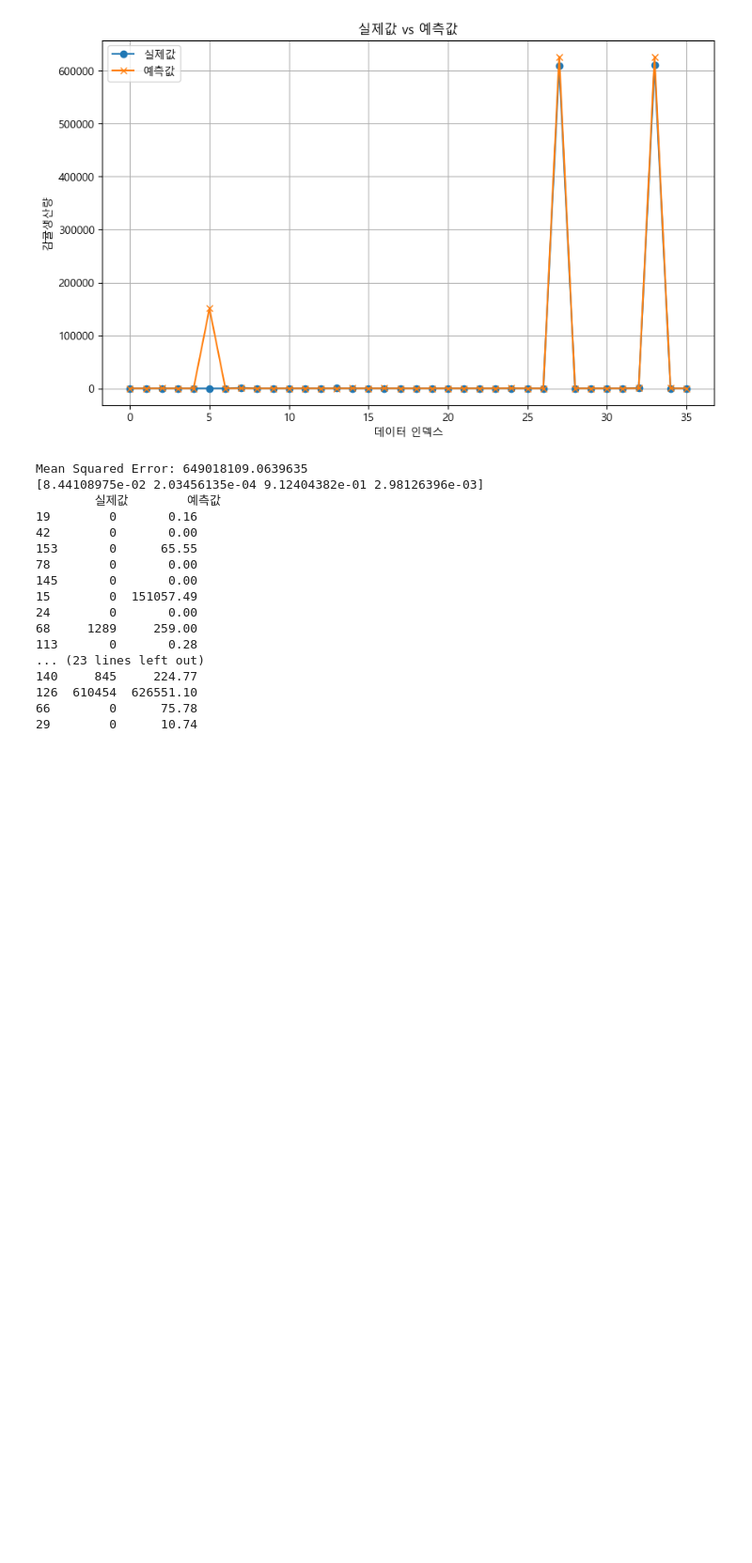
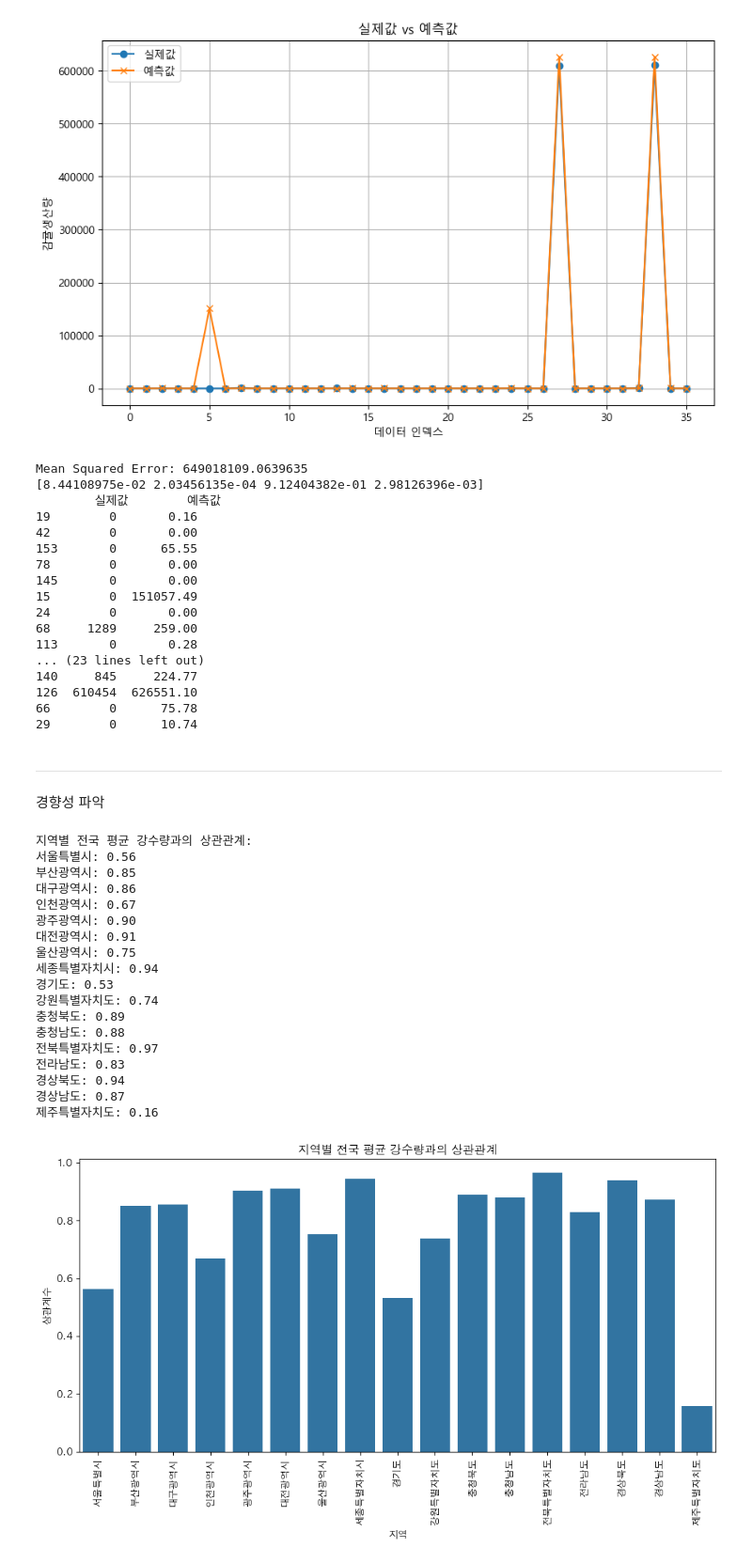
Before and after one commit to Blunf/datamining25, a Jupyter notebook: RowData_kr/Analysis.ipynb, the cells around one changed output. Shown at 94% size. Cells and saved outputs as stored; diff of their text form; code cells hidden in the pictures; blank space fills up the shorter version.

Commit message:
ImportTestData

```diff
--- a/RowData_kr/Analysis.ipynb
+++ b/RowData_kr/Analysis.ipynb
@@ -372,3 +368,62 @@ Mean Squared Error: 649018109.0639635
 126  610454  626551.10
 66        0      75.78
 29        0      10.74
+# %% [markdown]
+-----
+# %% [markdown]
+경향성 파악
+# %%
+import pandas as pd
+import matplotlib.pyplot as plt
+import seaborn as sns
+from matplotlib import rc
+
+rc('font', family='AppleGothic')
+
+file_path = '강수량.csv'
+data = pd.read_csv(file_path)
+
+data.replace('-', float('nan'), inplace=True)
+
+national_avg = data[data['행정구역별'] == '전국(평균)'].iloc[0, 1:].astype(float)
+
+correlations = {}
+for index, row in data.iterrows():
+    region = row['행정구역별']
+    if region != '전국(평균)':
+        rainfall = row.iloc[1:].astype(float)
+        correlation = national_avg.corr(rainfall)
+        correlations[region] = correlation
+
+print("지역별 전국 평균 강수량과의 상관관계:")
+for region, corr in correlations.items():
+    print(f"{region}: {corr:.2f}")
+
+plt.figure(figsize=(10, 6))
+sns.barplot(x=list(correlations.keys()), y=list(correlations.values()))
+plt.xticks(rotation=90)
+plt.title('지역별 전국 평균 강수량과의 상관관계')
+plt.ylabel('상관계수')
+plt.xlabel('지역')
+plt.tight_layout()
+plt.show()
+# %% [output]
+지역별 전국 평균 강수량과의 상관관계:
+서울특별시: 0.56
+부산광역시: 0.85
+대구광역시: 0.86
+인천광역시: 0.67
+광주광역시: 0.90
+대전광역시: 0.91
+울산광역시: 0.75
+세종특별자치시: 0.94
+경기도: 0.53
+강원특별자치도: 0.74
+충청북도: 0.89
+충청남도: 0.88
+전북특별자치도: 0.97
+전라남도: 0.83
+경상북도: 0.94
+경상남도: 0.87
+제주특별자치도: 0.16
+[figure, added]
```
Also changed, not shown: parts of 1 cell of this notebook, 6 other files.
